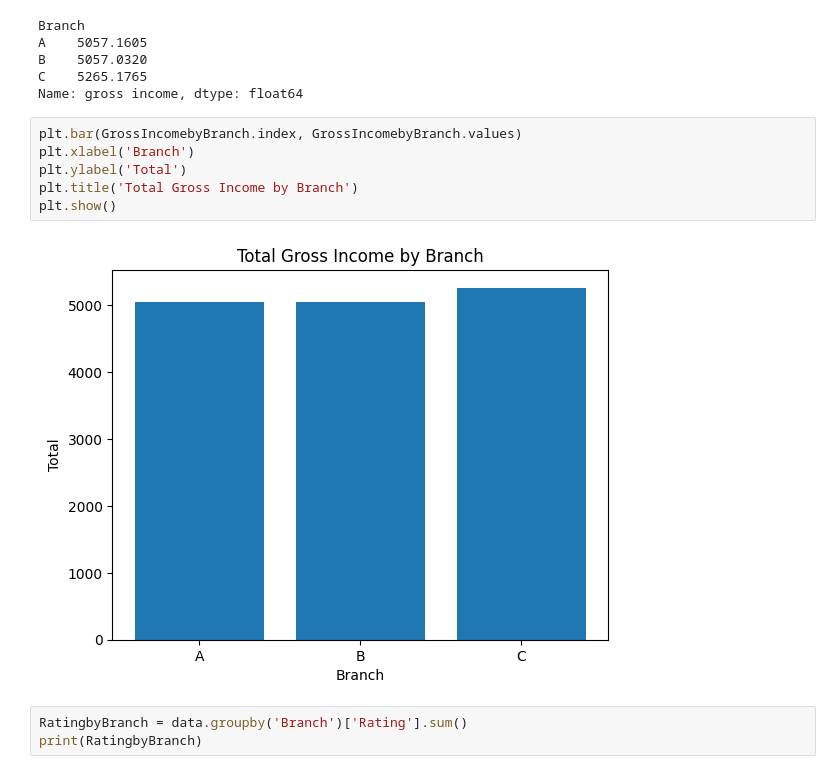
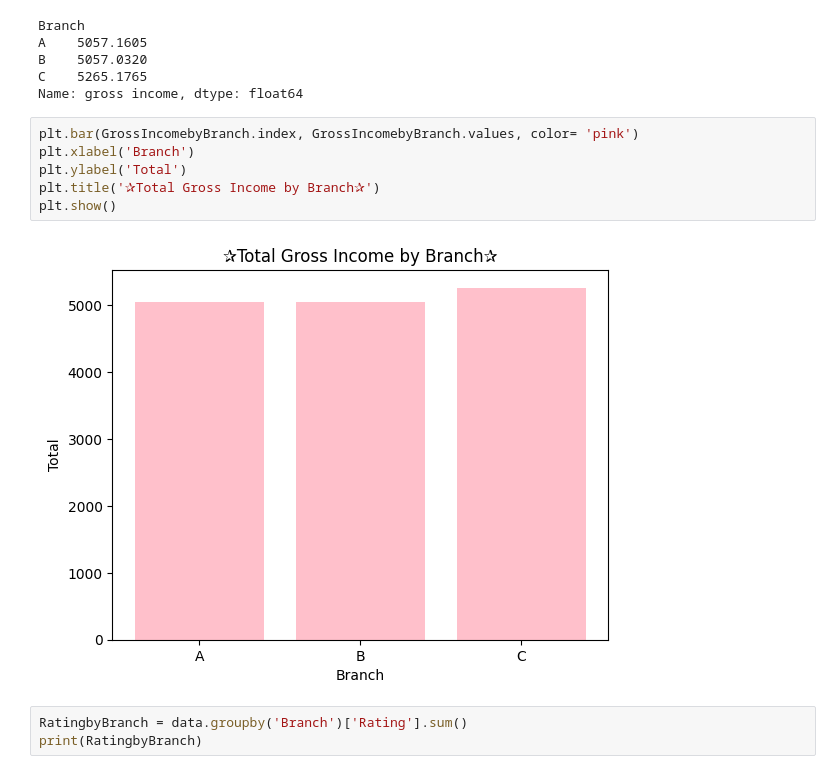
Before and after one commit to irisdev06/Super-Market-Data-Analysis, a Jupyter notebook: SuperNovaMartSalesAnalysis .ipynb, the cells around one changed output. Cells and saved outputs as stored; diff of their text form.

```diff
--- a/SuperNovaMartSalesAnalysis .ipynb
+++ b/SuperNovaMartSalesAnalysis .ipynb
@@ -208,13 +192,13 @@ B    5057.0320
 C    5265.1765
 Name: gross income, dtype: float64
 # %%
-plt.bar(GrossIncomebyBranch.index, GrossIncomebyBranch.values)
+plt.bar(GrossIncomebyBranch.index, GrossIncomebyBranch.values, color= 'pink')
 plt.xlabel('Branch')
 plt.ylabel('Total')
-plt.title('Total Gross Income by Branch')
+plt.title('✰Total Gross Income by Branch✰')
 plt.show()
 # %% [output]
-[figure, old version]
+[figure, new version]
 # %%
 RatingbyBranch = data.groupby('Branch')['Rating'].sum()
 print(RatingbyBranch)
```
Also changed, not shown: parts of 13 cells of this notebook.
